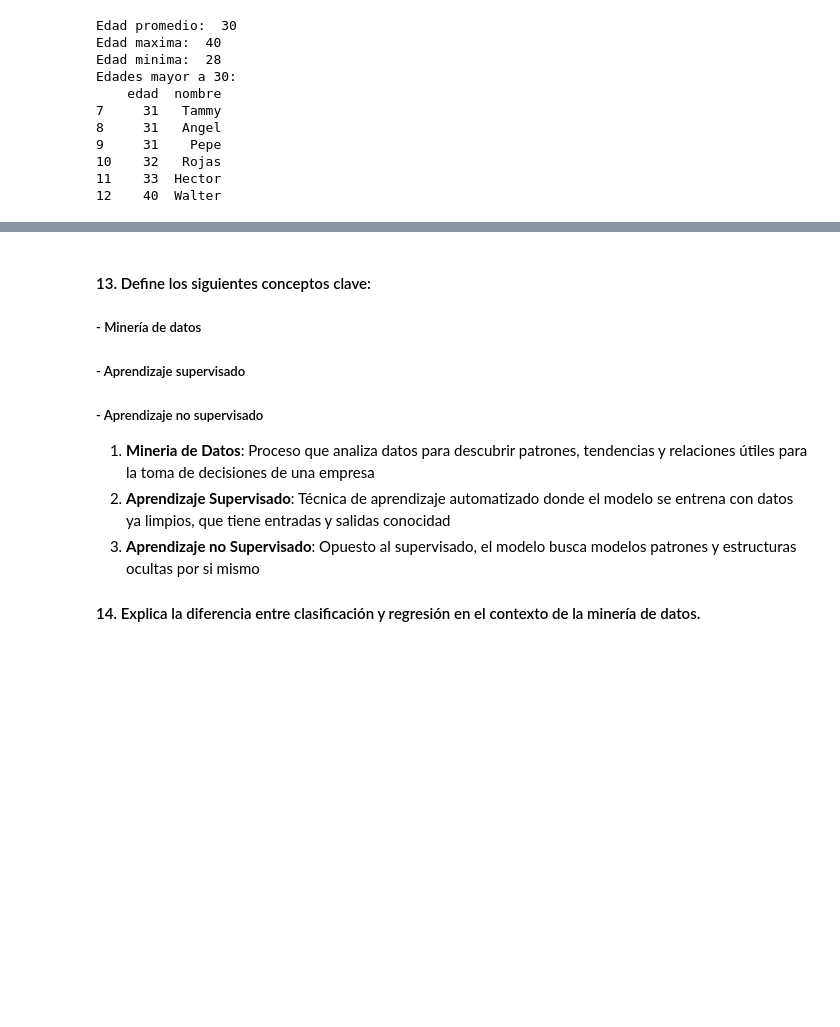
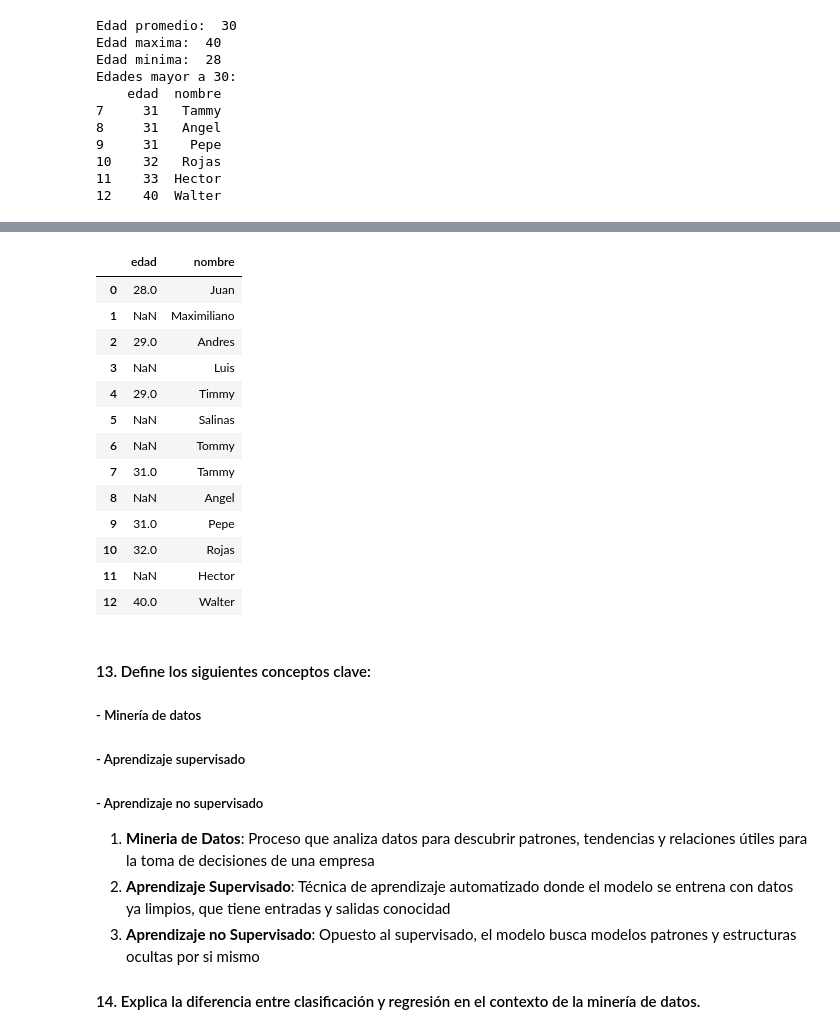
Before and after one commit to SLC-ITESO/MineriaDatos, a Jupyter notebook: REPASOS/Repaso_1_2_3/Repaso_1_2_3.ipynb, the cells around one changed output, grey strips where cells are left out. Saved outputs shown, nothing was run; the diff lists cells and outputs as text; code cells hidden in the pictures; blank space fills up the shorter version.

```diff
--- a/REPASOS/Repaso_1_2_3/Repaso_1_2_3.ipynb
+++ b/REPASOS/Repaso_1_2_3/Repaso_1_2_3.ipynb
@@ -120,3 +214,26 @@ Edades mayor a 30:
+# %%
+import pandas as pd
+import matplotlib.pyplot as plt
+
+df = pd.read_csv('datos_12.csv')
+
+for e in df['edad']:
+    if e != type(int):
+# %% [output]
+|  | edad | nombre |
+| 0 | 28.0 | Juan |
+| 1 | NaN | Maximiliano |
+| 2 | 29.0 | Andres |
+| 3 | NaN | Luis |
+| 4 | 29.0 | Timmy |
+| 5 | NaN | Salinas |
+| 6 | NaN | Tommy |
+| 7 | 31.0 | Tammy |
+| 8 | NaN | Angel |
+| 9 | 31.0 | Pepe |
+| 10 | 32.0 | Rojas |
+| 11 | NaN | Hector |
+| 12 | 40.0 | Walter |
 # %% [markdown]
 #### 13. Define los siguientes conceptos clave:
 ##### - Minería de datos
```
Also changed, not shown: parts of 8 cells of this notebook, 7 other files.
